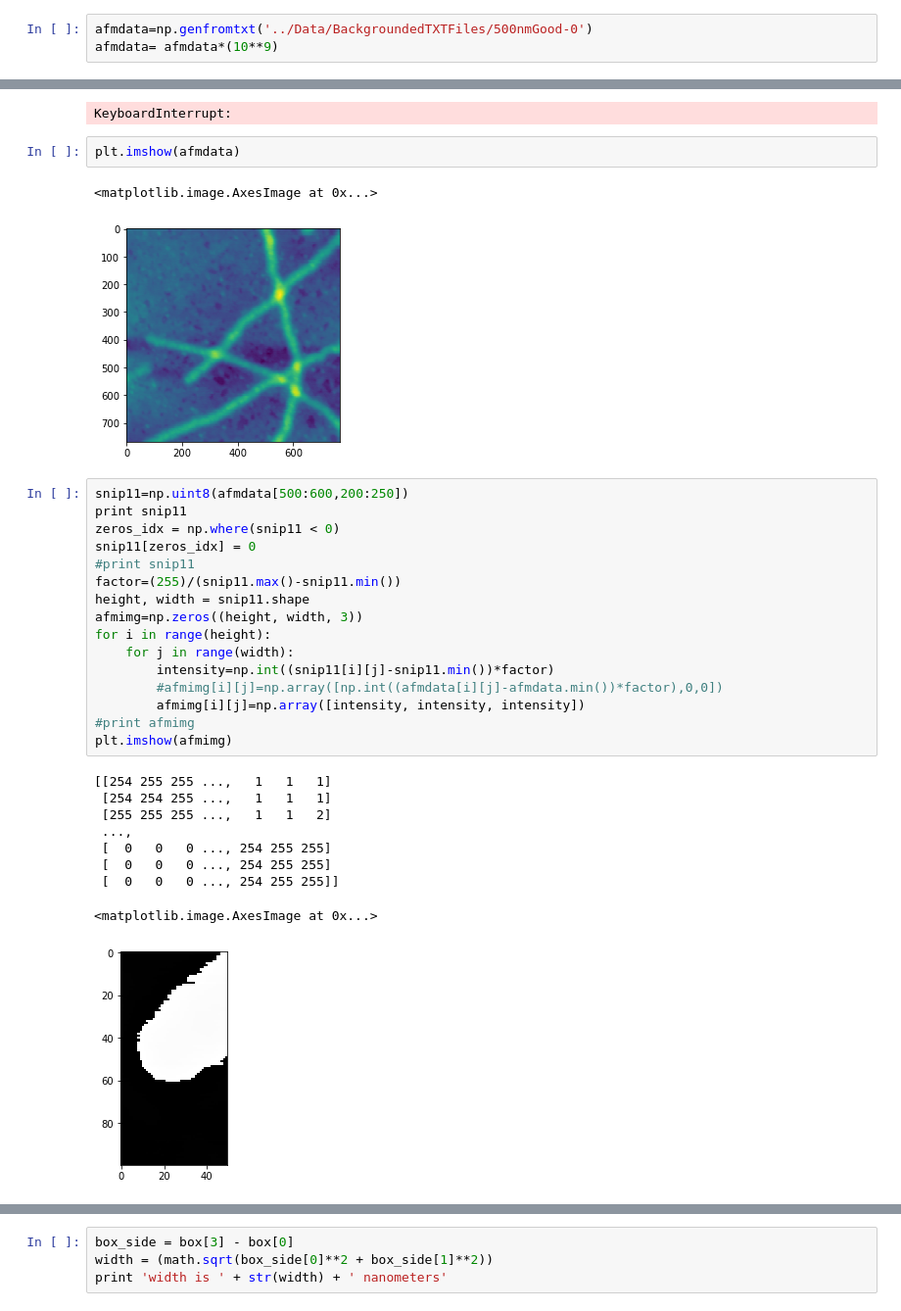
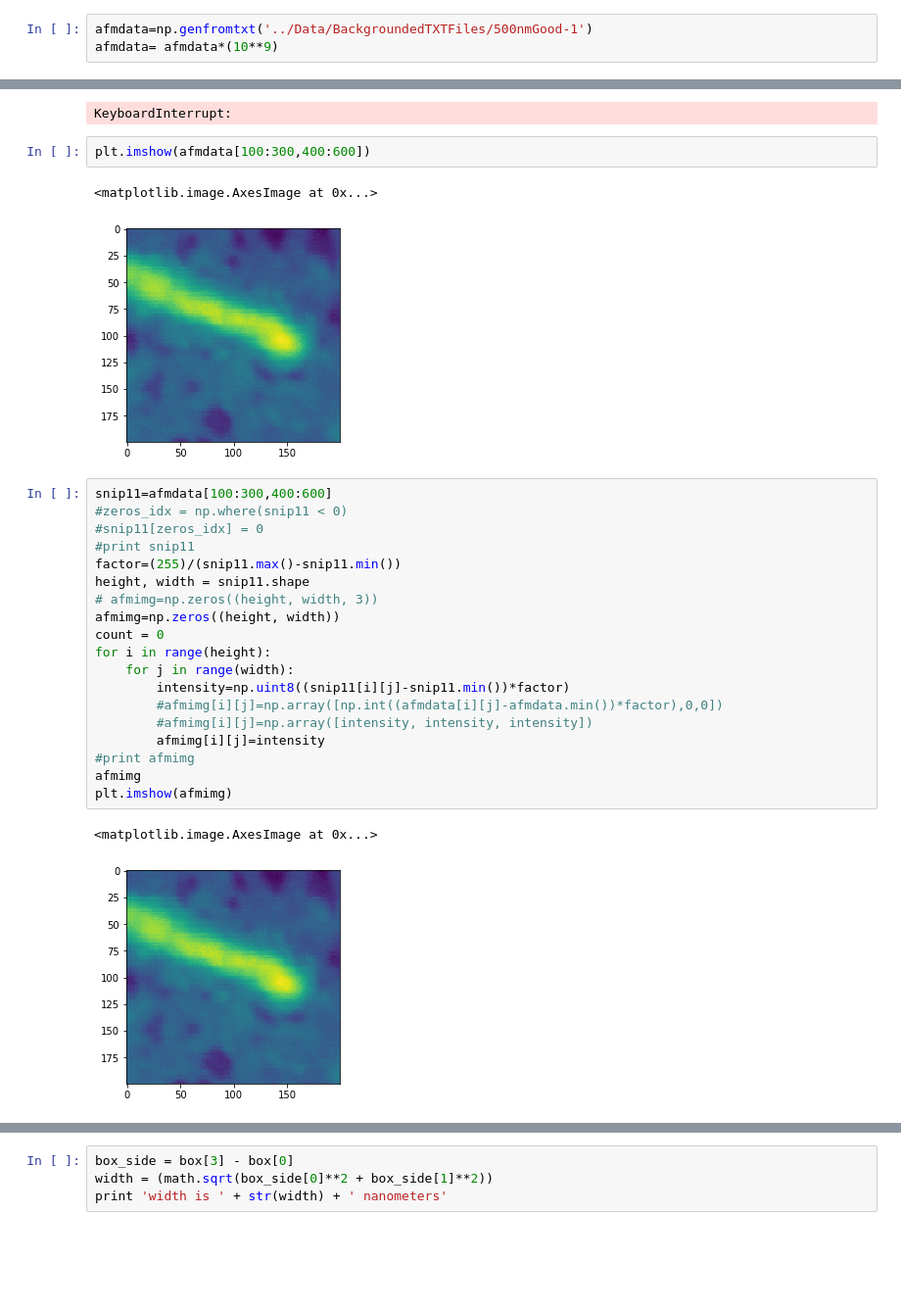
Before and after one commit to wesleyktatum/Nanowire_Measurements, a Jupyter notebook: NaRWHAL/OpenCV_learning.ipynb, the cells around one changed output, grey strips where cells are left out. Shown at 98% size. Drawn from its saved outputs; the diff is of its cells as text; blank space fills up the shorter version.

```diff
--- a/NaRWHAL/OpenCV_learning.ipynb
+++ b/NaRWHAL/OpenCV_learning.ipynb
@@ -6,7 +6,7 @@ from matplotlib import pyplot as plt
 %matplotlib inline
 import sklearn.linear_model as linmod
 # %%
-afmdata=np.genfromtxt('../Data/BackgroundedTXTFiles/500nmGood-0')
+afmdata=np.genfromtxt('../Data/BackgroundedTXTFiles/500nmGood-1')
 afmdata= afmdata*(10**9)
 # %%
 #factor=(255)/(afmdata.max()-afmdata.min())
@@ -18,33 +18,29 @@ afmdata= afmdata*(10**9)
 # %% [output]
 KeyboardInterrupt:
 # %%
-plt.imshow(afmdata)
+plt.imshow(afmdata[100:300,400:600])
 # %% [output]
 <matplotlib.image.AxesImage at 0x...>
-[figure, old version]
+[figure, new version]
 # %%
-snip11=np.uint8(afmdata[500:600,200:250])
-print snip11
-zeros_idx = np.where(snip11 < 0)
-snip11[zeros_idx] = 0
+snip11=afmdata[100:300,400:600]
+#zeros_idx = np.where(snip11 < 0)
+#snip11[zeros_idx] = 0
 #print snip11
 factor=(255)/(snip11.max()-snip11.min())
 height, width = snip11.shape
-afmimg=np.zeros((height, width, 3))
+# afmimg=np.zeros((height, width, 3))
+afmimg=np.zeros((height, width))
+count = 0
 for i in range(height):
     for j in range(width):
-        intensity=np.int((snip11[i][j]-snip11.min())*factor)
+        intensity=np.uint8((snip11[i][j]-snip11.min())*factor)
         #afmimg[i][j]=np.array([np.int((afmdata[i][j]-afmdata.min())*factor),0,0])
-        afmimg[i][j]=np.array([intensity, intensity, intensity])
+        #afmimg[i][j]=np.array([intensity, intensity, intensity])
+        afmimg[i][j]=intensity
 #print afmimg
+afmimg
 plt.imshow(afmimg)
 # %% [output]
-[[254 255 255 ...,   1   1   1]
- [254 254 255 ...,   1   1   1]
- [255 255 255 ...,   1   1   2]
- ...,
- [  0   0   0 ..., 254 255 255]
- [  0   0   0 ..., 254 255 255]
- [  0   0   0 ..., 254 255 255]]
+<matplotlib.image.AxesImage at 0x...>
-<matplotlib.image.AxesImage at 0x...>
-[figure, old version]
+[figure, new version]
```
Also changed, not shown: parts of 5 cells of this notebook.
